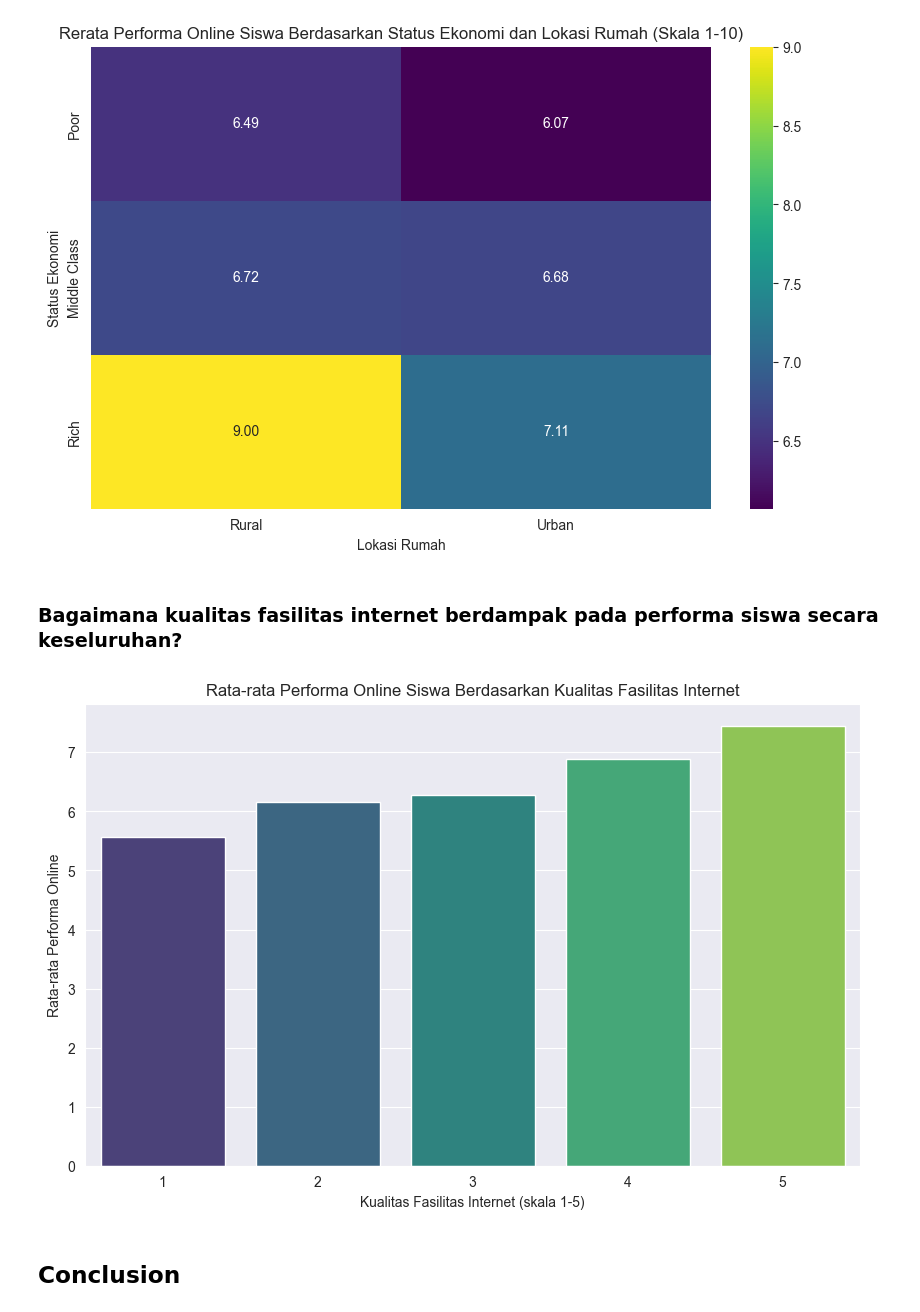
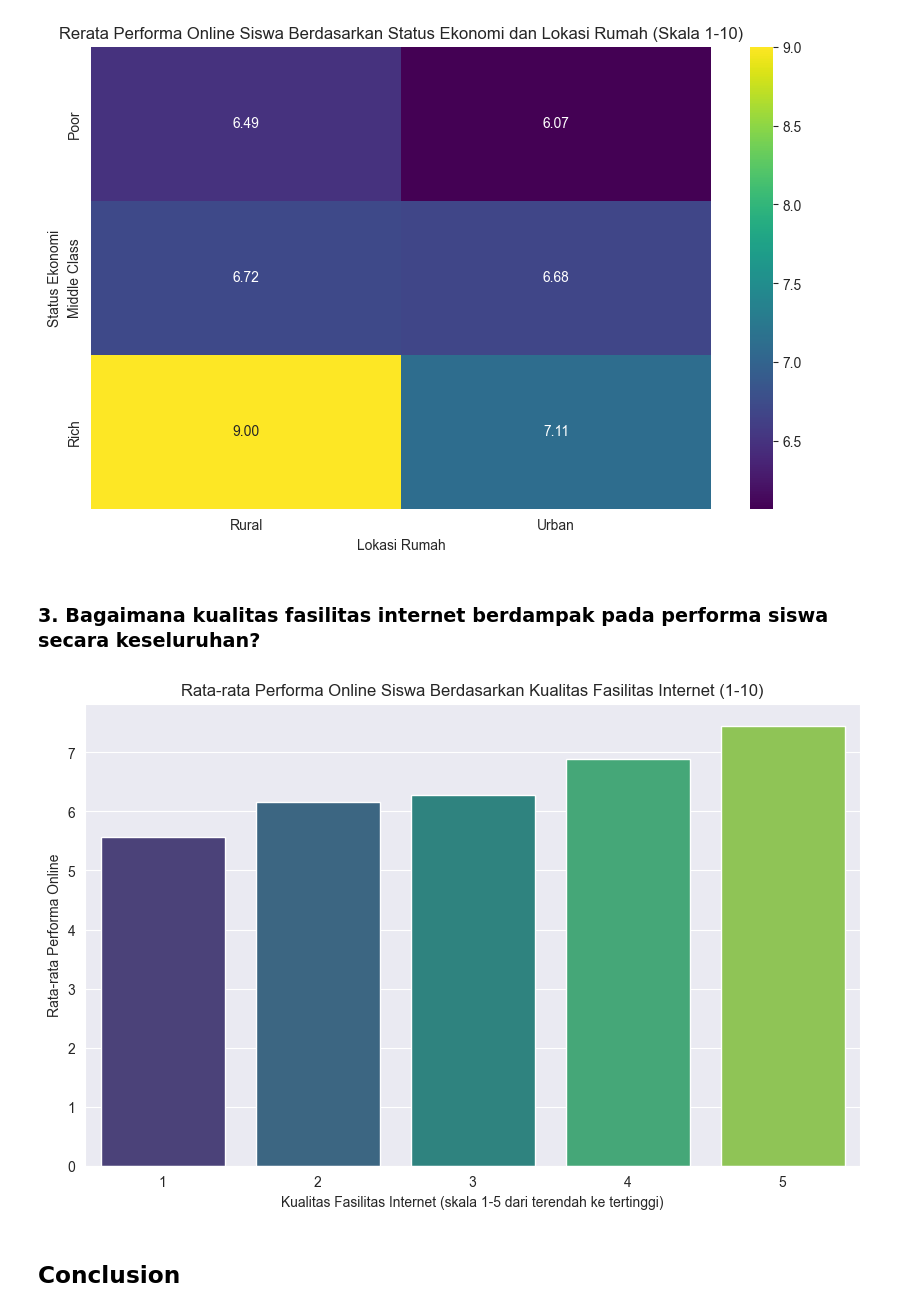
Before and after one commit to rizkiwijanarko/Student_Adaptability_on_E-Learning_Data_Analysis, a Jupyter notebook: E-Learning Data Analysis.ipynb, the cells around one changed output. Saved outputs shown, nothing was run; the diff lists cells and outputs as text; code cells hidden in the pictures.

```diff
--- a/E-Learning Data Analysis.ipynb
+++ b/E-Learning Data Analysis.ipynb
@@ -245,0 +223,3 @@ age_data
+# %%
+# Membuat Interval Usia
+df['Age(Years)_interval'] = pd.cut(df['Age(Years)'], bins=[9, 15, 20, 25, 30, 35, 40], labels=['9-15', '16-20', '21-25', '26-30', '31-35', '36-40'])
@@ -387,16 +380,16 @@ plt.show()
 # %% [output]
 [figure]
 # %% [markdown]
-### Bagaimana kualitas fasilitas internet berdampak pada performa siswa secara keseluruhan?
+### 3. Bagaimana kualitas fasilitas internet berdampak pada performa siswa secara keseluruhan?
 # %%
 # Visualisasi
 plt.figure(figsize=(10, 6))
 sns.barplot(x='Kualitas Fasilitas Internet (skala 1-5)', y='Rata-rata Performa Online', data=internet_facility_data, palette='viridis')
-plt.title("Rata-rata Performa Online Siswa Berdasarkan Kualitas Fasilitas Internet")
-plt.xlabel("Kualitas Fasilitas Internet (skala 1-5)")
+plt.title("Rata-rata Performa Online Siswa Berdasarkan Kualitas Fasilitas Internet (1-10)")
+plt.xlabel("Kualitas Fasilitas Internet (skala 1-5 dari terendah ke tertinggi)")
 plt.ylabel("Rata-rata Performa Online")
 plt.show()
 # %% [output]
-[figure, old version]
+[figure, new version]
 # %% [markdown]
 ## Conclusion
```
Also changed, not shown: parts of 9 cells of this notebook.
